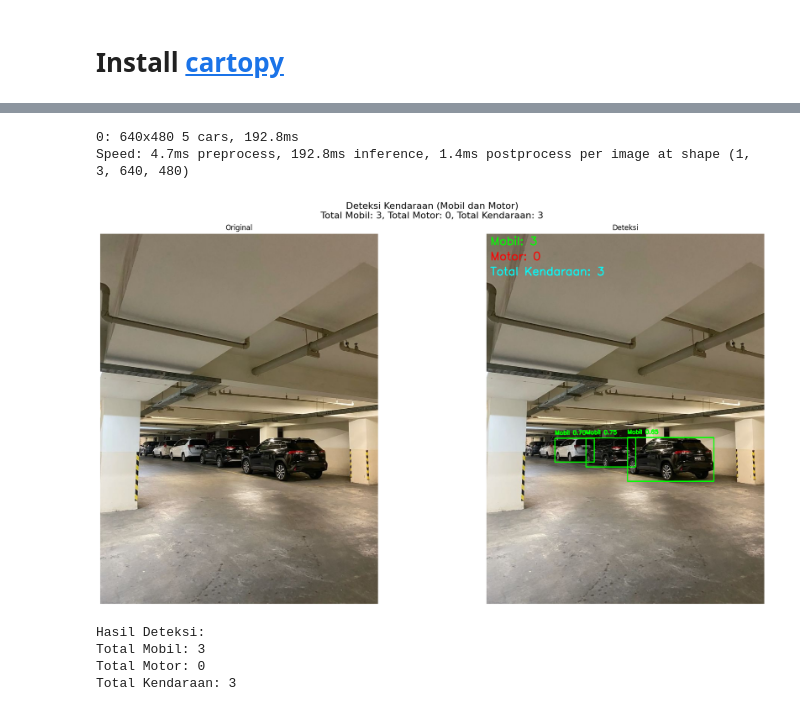
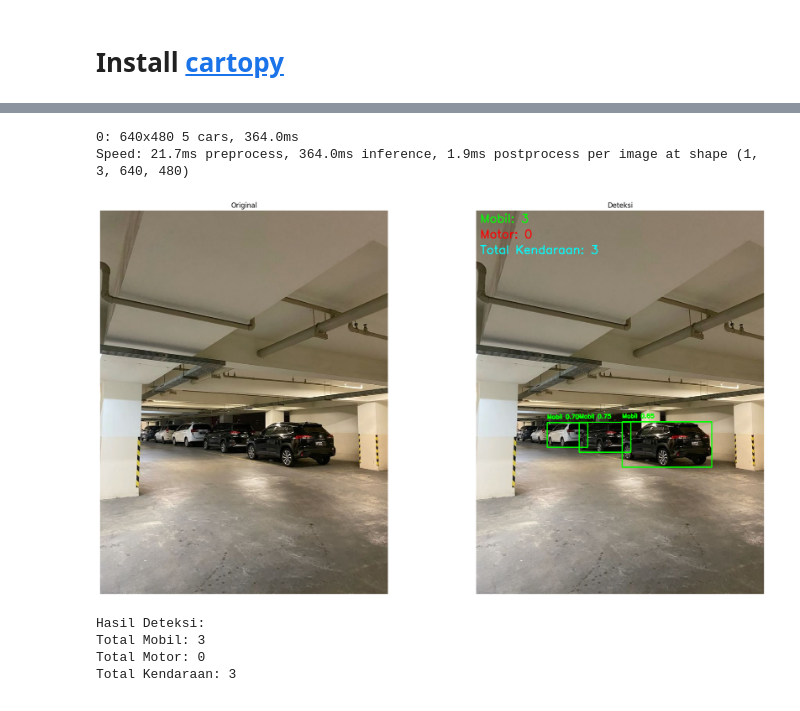
Before and after one commit to latifurrahmanalhamida/PCVK_244107027017_M-LATIFUR, a Jupyter notebook: Tugas_PCVK_M_Latifur.ipynb, the cells around one changed output, grey strips where cells are left out. Drawn from its saved outputs; the diff is of its cells as text; code cells hidden in the pictures.

```diff
--- a/Tugas_PCVK_M_Latifur.ipynb
+++ b/Tugas_PCVK_M_Latifur.ipynb
@@ -218,39 +185,36 @@ def display_results(original_image, annotated_image, total_cars, total_motorcycl
 
     # Display annotated image
     ax2.imshow(annotated_image)
     ax2.set_title("Deteksi")
     ax2.axis('off')
 
-    # Add overall title with statistics
-    plt.suptitle(f"Deteksi Kendaraan (Mobil dan Motor)\nTotal Mobil: {total_cars}, Total Motor: {total_motorcycles}, Total Kendaraan: {total_cars + total_motorcycles}", fontsize=16)
-
     # Adjust layout and display the plot
     plt.tight_layout()
     plt.show()
 
 if __name__ == "__main__":
     # Image path
     image_path = '/content/drive/MyDrive/pcvk/parkiran 2.jpg'
 
     try:
         # Process detection
         original_image, annotated_image, total_cars, total_motorcycles = detect_vehicles(image_path)
 
         # Display results
         display_results(original_image, annotated_image, total_cars, total_motorcycles)
 
         # Print detection results
         print("\nHasil Deteksi:")
         print(f"Total Mobil: {total_cars}")
         print(f"Total Motor: {total_motorcycles}")
         print(f"Total Kendaraan: {total_cars + total_motorcycles}")
 
     except Exception as e:
         print(f"Error in processing the image: {str(e)}")
 # %% [output]
-0: 640x480 5 cars, 192.8ms
-Speed: 4.7ms preprocess, 192.8ms inference, 1.4ms postprocess per image at shape (1, 3, 640, 480)
+0: 640x480 5 cars, 364.0ms
+Speed: 21.7ms preprocess, 364.0ms inference, 1.9ms postprocess per image at shape (1, 3, 640, 480)
-[figure, old version]
+[figure, new version]
 Hasil Deteksi:
 Total Mobil: 3
 Total Motor: 0
```
Also changed, not shown: parts of 7 cells of this notebook.
